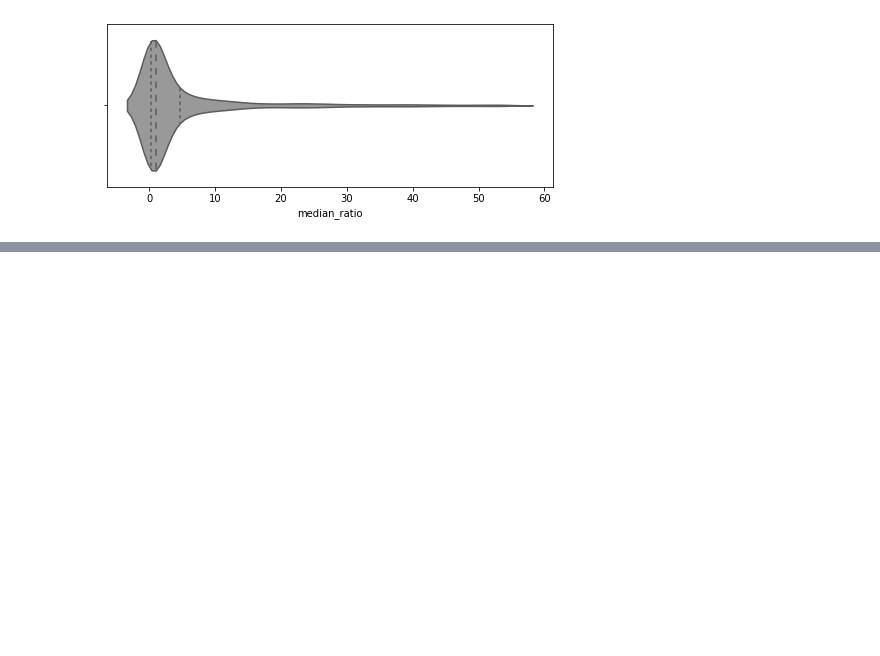
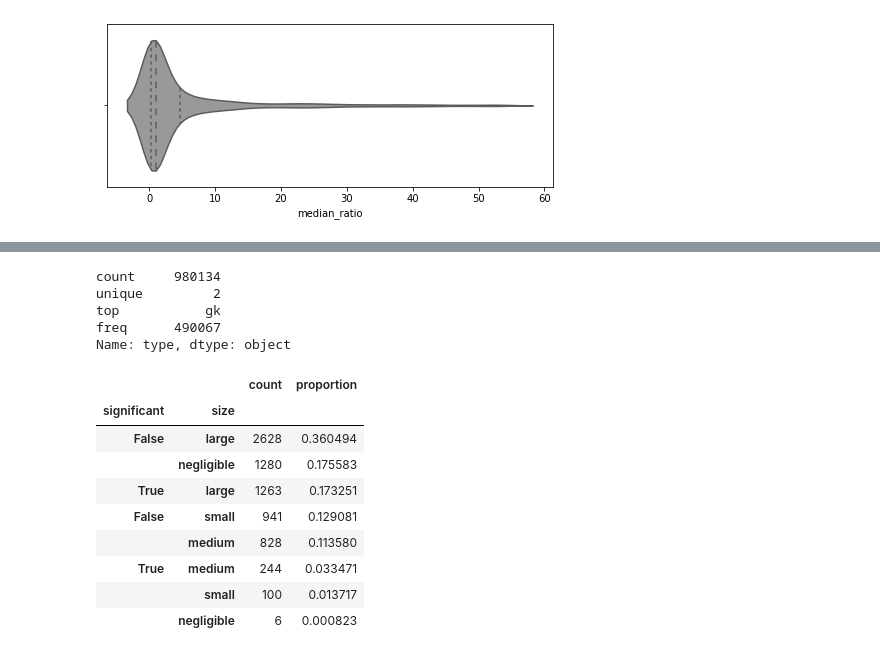
Before and after one commit to brombaut/GKIR_Analysis, a Jupyter notebook: data-analysis/p_rq2_issues.ipynb, the cells around one changed output, grey strips where cells are left out. Saved outputs shown, nothing was run; the diff lists cells and outputs as text; code cells hidden in the pictures; blank space fills up the shorter version.

```diff
--- a/data-analysis/p_rq2.ipynb
+++ b/data-analysis/p_rq2_issues.ipynb
@@ -867,0 +559,15 @@ memory usage: 3.3+ MB
+# %%
+# non_gk_issues, gk_issues
+non_gk_simplified = non_gk_issues[['id', 'repo_name', 'state', 'created_at', 'closed_at']].copy()
+non_gk_simplified['time_to_close'] = non_gk_simplified['closed_at'] - non_gk_simplified['created_at']
+non_gk_simplified['time_to_close_hours'] = non_gk_simplified['time_to_close'] / np.timedelta64(1, 'h')
+non_gk_simplified['type'] = 'non_gk'
+gk_simplified = gk_issues[['id', 'repo_name', 'state', 'created_at', 'closed_at']].copy()
+gk_simplified['time_to_close'] = gk_simplified['closed_at'] - gk_simplified['created_at']
+gk_simplified['time_to_close_hours'] = gk_simplified['time_to_close'] / np.timedelta64(1, 'h')
+gk_simplified['type'] = 'gk'
+combined = non_gk_simplified.append(gk_simplified)
+combined_closed = combined[combined['state'] == 'closed']
+combined_closed = combined_closed[combined_closed['time_to_close_hours'] != 0]
+# combined_closed.info()
+combined_closed['time_to_close_hours'].describe()
@@ -867,0 +584,9 @@ memory usage: 3.3+ MB
+# %%
+# combined_closed[combined_closed['time_to_close'] == pd.Timedelta(0)]
+combined_closed['type'].describe()
+# %% [output]
+count     980134
+unique         2
+top           gk
+freq      490067
+Name: type, dtype: object
@@ -867,0 +645,19 @@ memory usage: 3.3+ MB
+# %%
+sig_and_size = (
+    intra_project_distribution_compares[['significant', 'size']]
+        .value_counts()
+        .to_frame(name='count')
+)
+sig_and_size['proportion'] = sig_and_size['count'] / sig_and_size['count'].sum()
+sig_and_size
+# %% [output]
+|  |  | count | proportion |
+| significant | size |  |  |
+| False | large | 2628 | 0.360494 |
+|  | negligible | 1280 | 0.175583 |
+| True | large | 1263 | 0.173251 |
+| False | small | 941 | 0.129081 |
+|  | medium | 828 | 0.113580 |
+| True | medium | 244 | 0.033471 |
+|  | small | 100 | 0.013717 |
+|  | negligible | 6 | 0.000823 |
```
Also changed, not shown: parts of 30 cells of this notebook, 9 other files.
